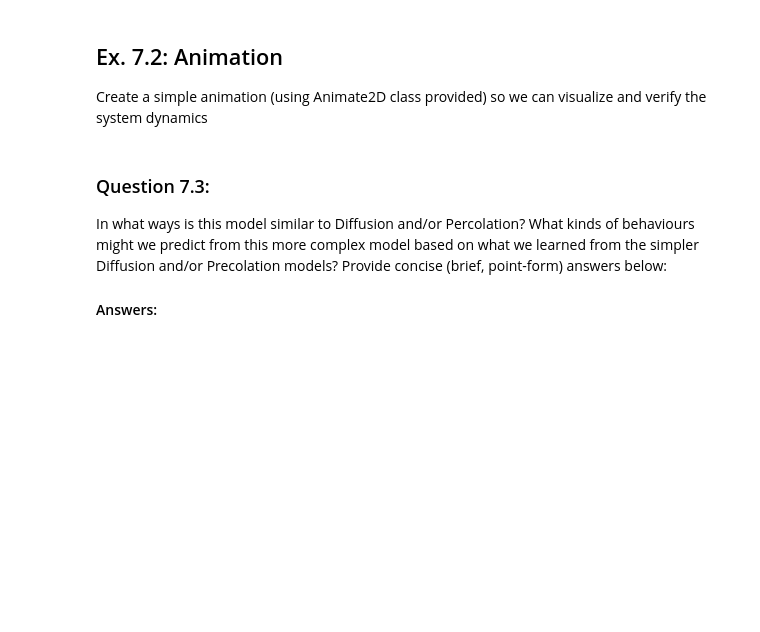
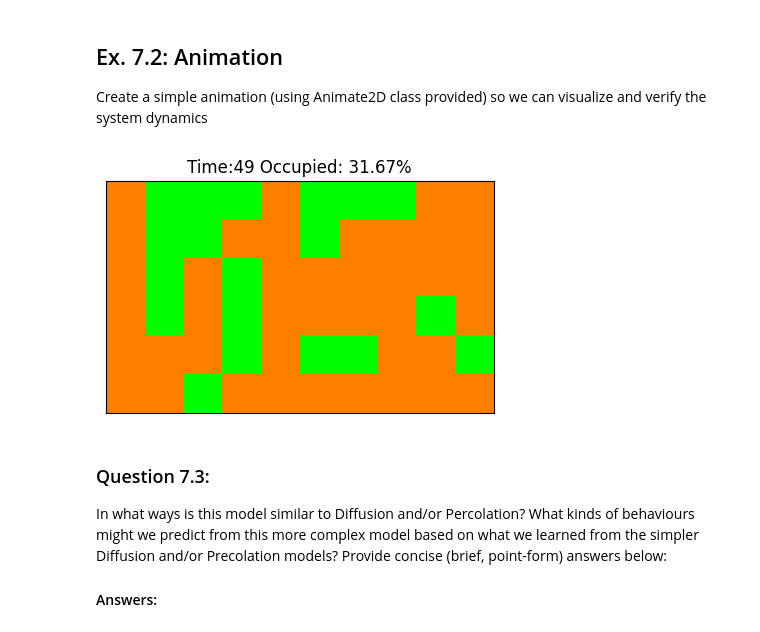
Before and after one commit to santiagosanchez15/cap-comp215, a Jupyter notebook: labs/lab07-10-fire.ipynb, the cells around one changed output. Cells and saved outputs as stored; diff of their text form; code cells hidden in the pictures; blank space fills up the shorter version.

```diff
--- a/labs/lab07-10-fire.ipynb
+++ b/labs/lab07-10-fire.ipynb
@@ -238,7 +253,15 @@ Create a simple animation (using Animate2D class provided) so we can visualize a
 # %%
 # Ex. 7.2 here
 #  Suggestions: use a small grid (e.g., 20x20)  and
 #               a short animation (100 frames) with interval=0.3, to slow it down so you can inspect its behaviour
+
+m = ForestFire(3, p=0.3, f=0.001)
+m.state = np.random.choice([0,1,5], size= 60, p=[0.3, 0.6, 0.1] ).reshape((6,10))
+
+animation = Animation2D(m, frames=50, steps_per_frame=1, figsize=(5,5) )
+animation.animate()
+# %% [output]
+[figure, added]
 # %% [markdown]
 ### Question 7.3:
 In what ways is this model similar to Diffusion and/or Percolation?
```
Also changed, not shown: parts of 2 cells of this notebook.
